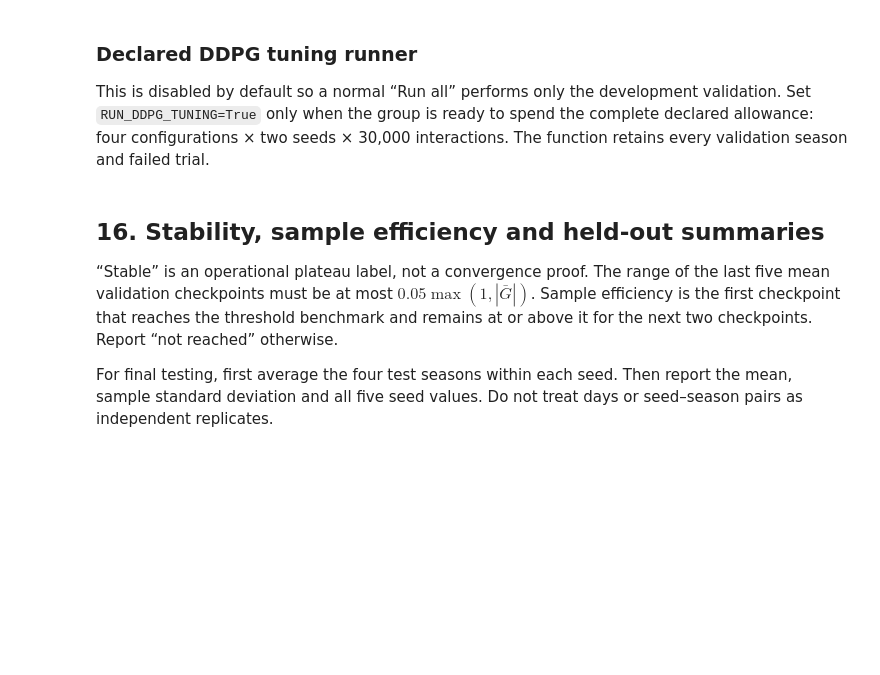
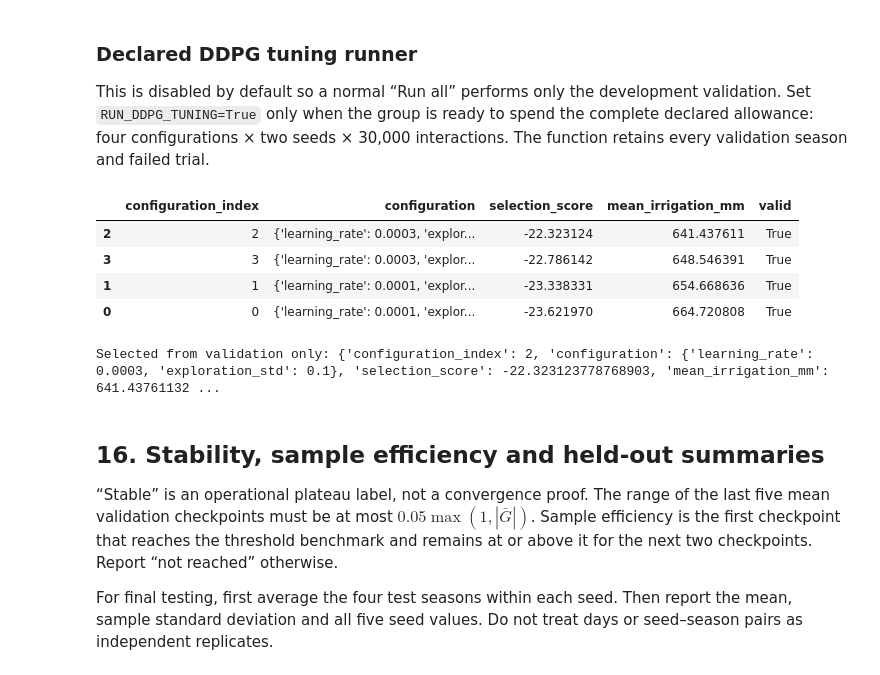
Before and after one commit to rainashah/comp6008-smart-irrigation-rl, a Jupyter notebook: notebooks/01_ddpg.ipynb, the cells around one changed output. Drawn from its saved outputs; the diff is of its cells as text; code cells hidden in the pictures; blank space fills up the shorter version.

```diff
--- a/notebooks/01_ddpg.ipynb
+++ b/notebooks/01_ddpg.ipynb
@@ -1411,7 +1441,7 @@ print(tuning_plan())
 
 This is disabled by default so a normal “Run all” performs only the development validation. Set `RUN_DDPG_TUNING=True` only when the group is ready to spend the complete declared allowance: four configurations × two seeds × 30,000 interactions. The function retains every validation season and failed trial.
 # %%
-RUN_DDPG_TUNING = False
+RUN_DDPG_TUNING = True
 
 
 def run_ddpg_tuning():
@@ -1432,33 +1462,40 @@ def run_ddpg_tuning():
                 ].copy()
                 final_validation["configuration_index"] = configuration_index
                 final_validation["configuration"] = json.dumps(configuration, sort_keys=True)
                 final_validation["notes"] = ""
                 all_rows.append(final_validation)
                 agent.save(output_dir / f"config{configuration_index}_seed{seed}.pt")
                 run["evaluations"].to_csv(
                     output_dir / f"config{configuration_index}_seed{seed}_curve.csv", index=False
                 )
             except Exception as error:
                 for year in VALIDATION_YEARS:
                     all_rows.append(pd.DataFrame([{
                         "agent": "ddpg", "configuration_index": configuration_index,
                         "configuration": json.dumps(configuration, sort_keys=True),
                         "seed": seed, "season_year": year,
                         "training_steps": SHARED_TRAINING["tuning_steps"],
                         "discounted_return": np.nan, "irrigation_mm": np.nan,
                         "status": "failed", "notes": repr(error),
                     }]))
     records = pd.concat(all_rows, ignore_index=True)
     records.to_csv(output_dir / "ddpg_tuning_record.csv", index=False)
     selected, summary = select_tuning_configuration(records, "ddpg")
     summary.to_csv(output_dir / "ddpg_tuning_summary.csv", index=False)
     return records, selected, summary
 
 
 if RUN_DDPG_TUNING:
     ddpg_tuning_record, ddpg_selected, ddpg_tuning_summary = run_ddpg_tuning()
     display(ddpg_tuning_summary)
     print("Selected from validation only:", ddpg_selected)
+# %% [output]
+|  | configuration_index | configuration | selection_score | mean_irrigation_mm | valid |
+| 2 | 2 | {'learning_rate': 0.0003, 'explor... | -22.323124 | 641.437611 | True |
+| 3 | 3 | {'learning_rate': 0.0003, 'explor... | -22.786142 | 648.546391 | True |
+| 1 | 1 | {'learning_rate': 0.0001, 'explor... | -23.338331 | 654.668636 | True |
+| 0 | 0 | {'learning_rate': 0.0001, 'explor... | -23.621970 | 664.720808 | True |
+Selected from validation only: {'configuration_index': 2, 'configuration': {'learning_rate': 0.0003, 'exploration_std': 0.1}, 'selection_score': -22.323123778768903, 'mean_irrigation_mm': 641.43761132 ...
 # %% [markdown]
 ## 16. Stability, sample efficiency and held-out summaries
 
```
Also changed, not shown: parts of 17 cells of this notebook, 38 other files.
